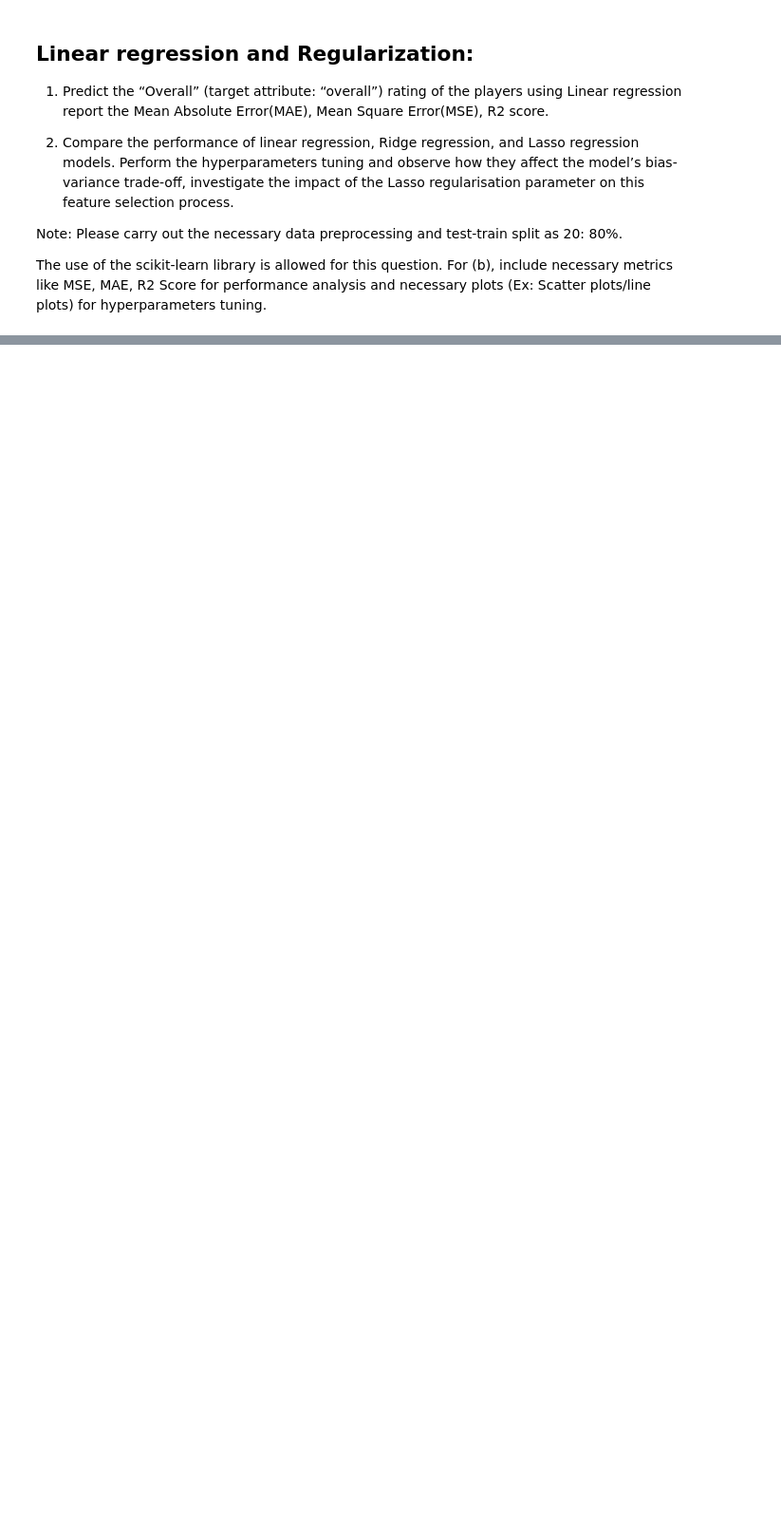
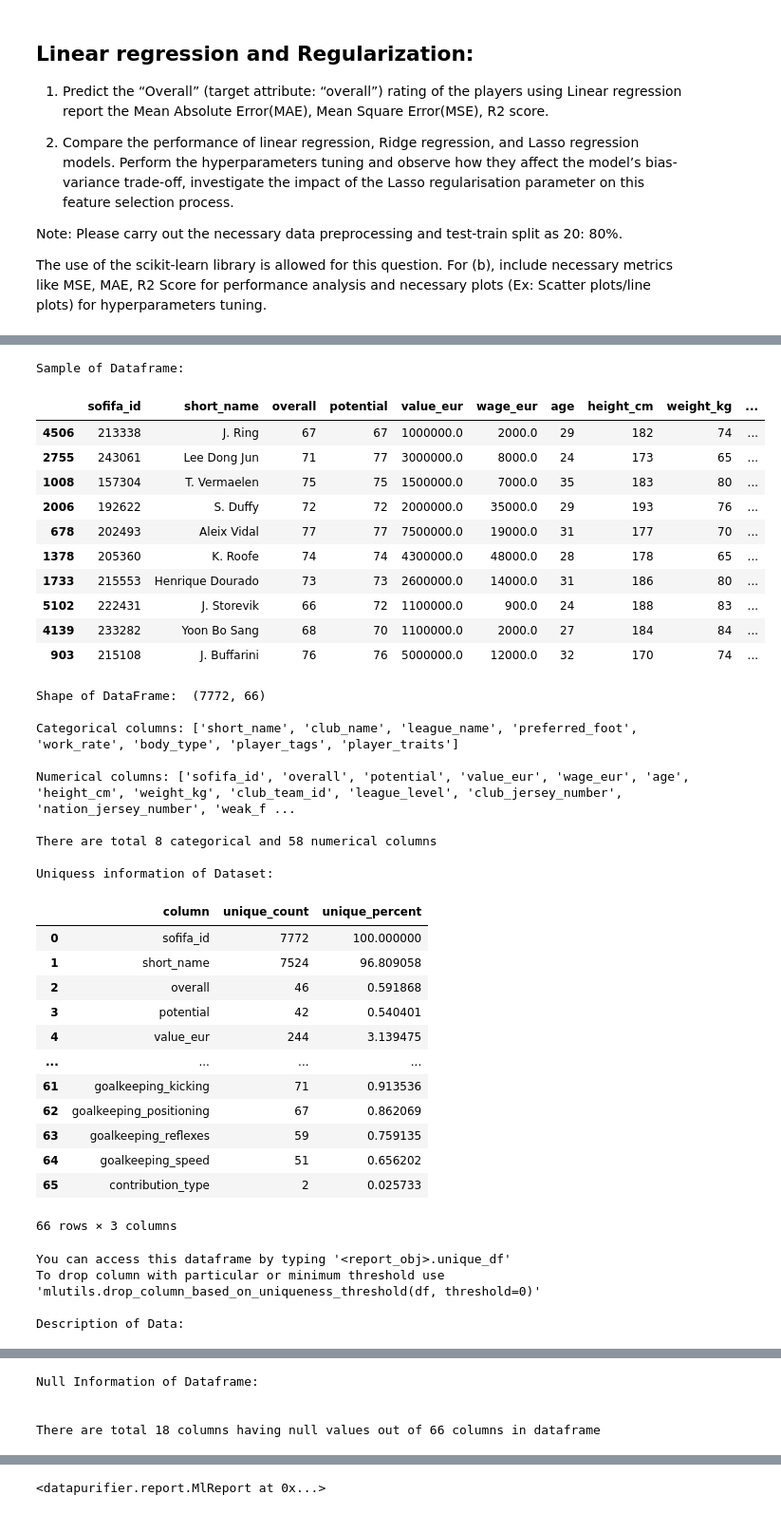
Before and after one commit to Elysian01/IIITB-MTech-AI-Assignments, a Jupyter notebook: Machine-Learning-Assignments-SEM-1/Assignment1/1.ipynb, the cells around one changed output, grey strips where cells are left out. Shown: that part at 95% size. Saved outputs shown, nothing was run; the diff lists cells and outputs as text; code cells hidden in the pictures; blank space fills up the shorter version.

```diff
--- a/Machine-Learning-Assignments-SEM-1/Assignment1/1.ipynb
+++ b/Machine-Learning-Assignments-SEM-1/Assignment1/1.ipynb
@@ -91,0 +19,42 @@ Joint Plot:
+# %%
+report = MlReport(df)
+report
+# %% [output]
+Sample of Dataframe:
+|  | sofifa_id | short_name | overall | potential | value_eur | wage_eur | age | height_cm | weight_kg | ... |
+| 4506 | 213338 | J. Ring | 67 | 67 | 1000000.0 | 2000.0 | 29 | 182 | 74 | ... |
+| 2755 | 243061 | Lee Dong Jun | 71 | 77 | 3000000.0 | 8000.0 | 24 | 173 | 65 | ... |
+| 1008 | 157304 | T. Vermaelen | 75 | 75 | 1500000.0 | 7000.0 | 35 | 183 | 80 | ... |
+| 2006 | 192622 | S. Duffy | 72 | 72 | 2000000.0 | 35000.0 | 29 | 193 | 76 | ... |
+| 678 | 202493 | Aleix Vidal | 77 | 77 | 7500000.0 | 19000.0 | 31 | 177 | 70 | ... |
+| 1378 | 205360 | K. Roofe | 74 | 74 | 4300000.0 | 48000.0 | 28 | 178 | 65 | ... |
+| 1733 | 215553 | Henrique Dourado | 73 | 73 | 2600000.0 | 14000.0 | 31 | 186 | 80 | ... |
+| 5102 | 222431 | J. Storevik | 66 | 72 | 1100000.0 | 900.0 | 24 | 188 | 83 | ... |
+| 4139 | 233282 | Yoon Bo Sang | 68 | 70 | 1100000.0 | 2000.0 | 27 | 184 | 84 | ... |
+| 903 | 215108 | J. Buffarini | 76 | 76 | 5000000.0 | 12000.0 | 32 | 170 | 74 | ... |
+Shape of DataFrame:  (7772, 66)
+
+Categorical columns: ['short_name', 'club_name', 'league_name', 'preferred_foot', 'work_rate', 'body_type', 'player_tags', 'player_traits']
+
+Numerical columns: ['sofifa_id', 'overall', 'potential', 'value_eur', 'wage_eur', 'age', 'height_cm', 'weight_kg', 'club_team_id', 'league_level', 'club_jersey_number', 'nation_jersey_number', 'weak_f ...
+
+There are total 8 categorical and 58 numerical columns
+
+Uniquess information of Dataset:
+|  | column | unique_count | unique_percent |
+| 0 | sofifa_id | 7772 | 100.000000 |
+| 1 | short_name | 7524 | 96.809058 |
+| 2 | overall | 46 | 0.591868 |
+| 3 | potential | 42 | 0.540401 |
+| 4 | value_eur | 244 | 3.139475 |
+| ... | ... | ... | ... |
+| 61 | goalkeeping_kicking | 71 | 0.913536 |
+| 62 | goalkeeping_positioning | 67 | 0.862069 |
+| 63 | goalkeeping_reflexes | 59 | 0.759135 |
+| 64 | goalkeeping_speed | 51 | 0.656202 |
+| 65 | contribution_type | 2 | 0.025733 |
+66 rows × 3 columns
+You can access this dataframe by typing '<report_obj>.unique_df'
+To drop column with particular or minimum threshold use 'mlutils.drop_column_based_on_uniqueness_threshold(df, threshold=0)'
+
+Description of Data:
@@ -91,0 +70,4 @@ Joint Plot:
+Null Information of Dataframe:
+
+
+There are total 18 columns having null values out of 66 columns in dataframe
@@ -91,0 +91 @@ Joint Plot:
+<datapurifier.report.MlReport at 0x...>
```
Also changed, not shown: parts of 21 cells of this notebook, 3 other files.
